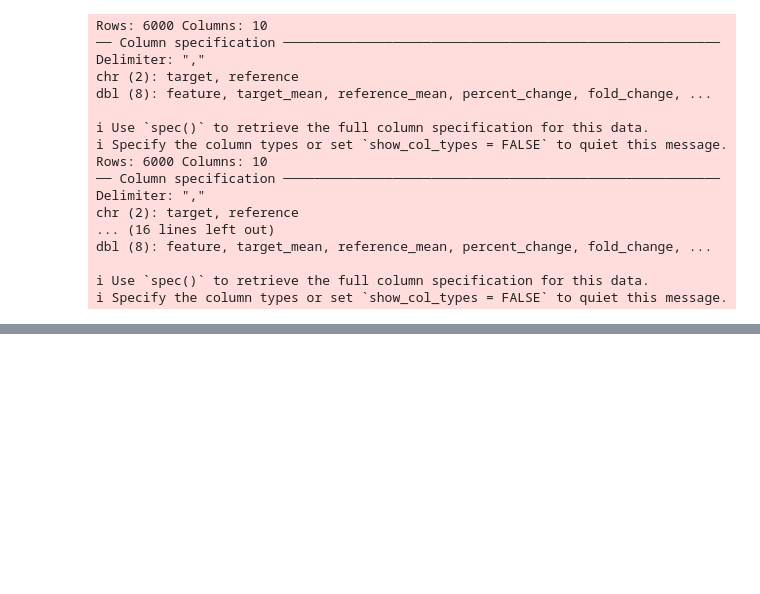
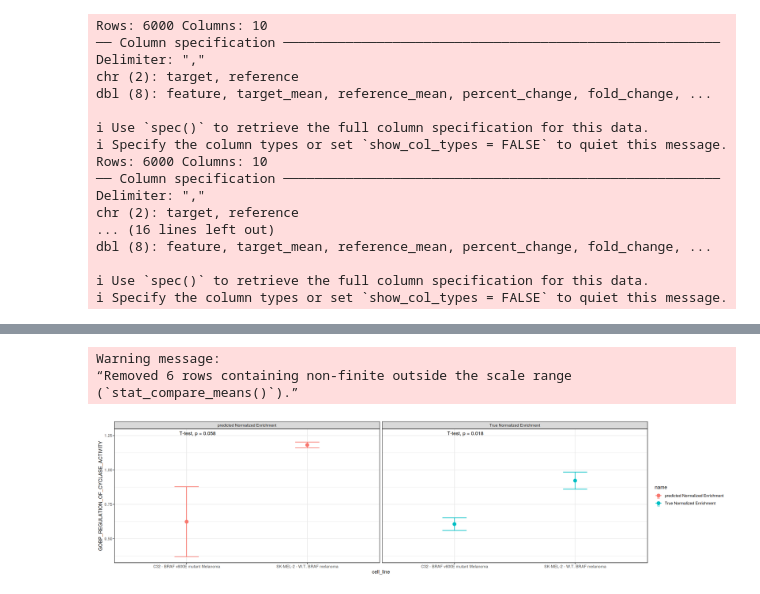
Before and after one commit to sudarshanb94/scvi-zero-gene-fix, a Jupyter notebook: figures/BRAF_test_R.ipynb, the cells around one changed output, grey strips where cells are left out. Cells and saved outputs as stored; diff of their text form; code cells hidden in the pictures; blank space fills up the shorter version.

```diff
--- a/figures/BRAF_test_R.ipynb
+++ b/figures/BRAF_test_R.ipynb
@@ -194,0 +354,37 @@ Warning message:
+# %%
+p <- ggplot(
+  merged %>% filter(pathway %in% set),
+  aes(x = cell_line, y = value, color = name, fill = name)
+) +
+  geom_errorbar(
+    data = summary_df,
+    aes(
+      x = cell_line,
+      y = mean_value,
+      ymin = mean_value - se,
+      ymax = mean_value + se,
+      color = name
+    ),
+    inherit.aes = FALSE,
+    position = position_dodge(width = dodge_width),
+    width = 0.2
+  ) +
+  geom_point(
+    data = summary_df,
+    aes(x = cell_line, y = mean_value, color = name, fill = name),
+    inherit.aes = FALSE,
+    position = position_dodge(width = dodge_width),
+    size = 3,
+    shape = 21
+  ) +
+  stat_compare_means(aes(group = cell_line), method = "t.test") +
+  facet_wrap(~ name, scales = "free_x") +  # ← test within each name
+  theme_bw() +
+  ylab("GOBP_REGULATION_OF_CYCLASE_ACTIVITY")
+
+print(p)
+# %% [output]
+Warning message:
+“Removed 6 rows containing non-finite outside the scale range
+(`stat_compare_means()`).”
+[figure, added]
```
Also changed, not shown: parts of 24 cells of this notebook, 6 other files.
